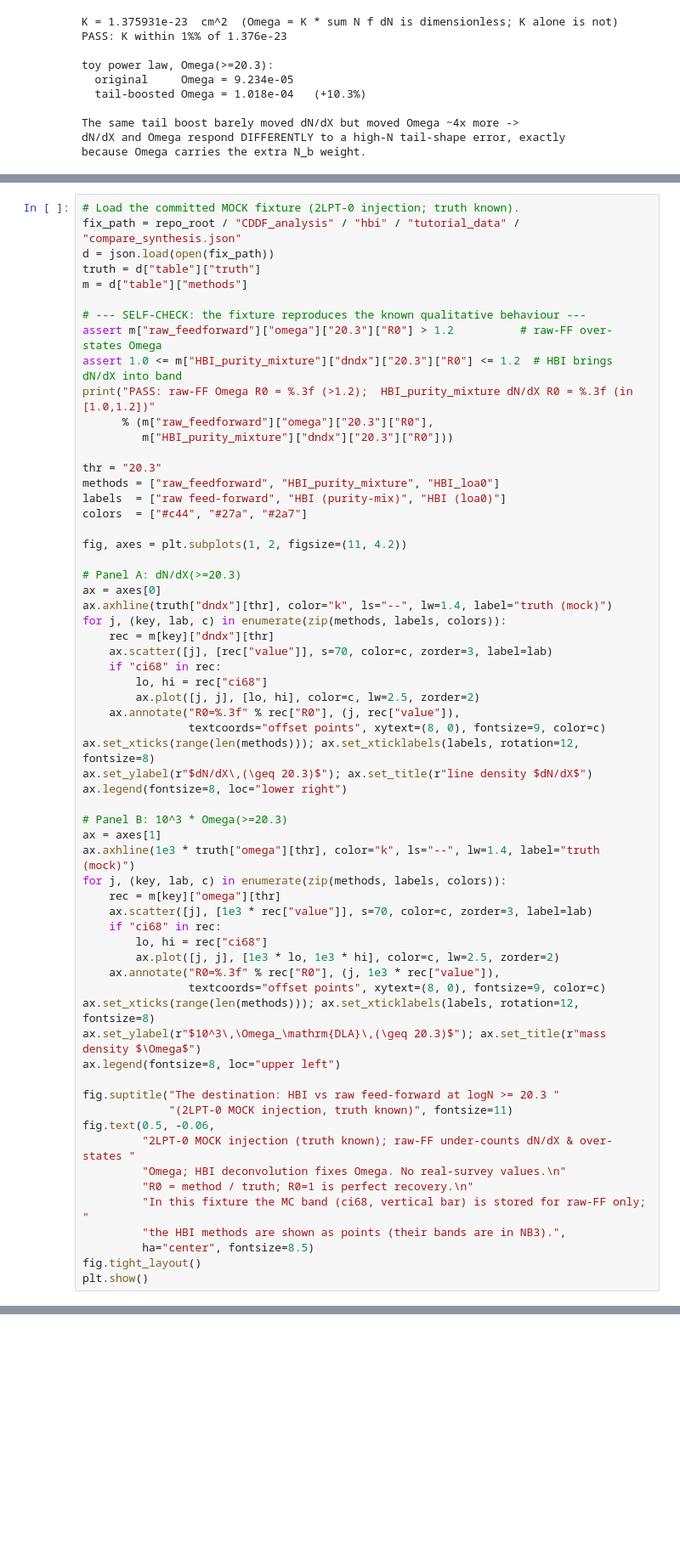
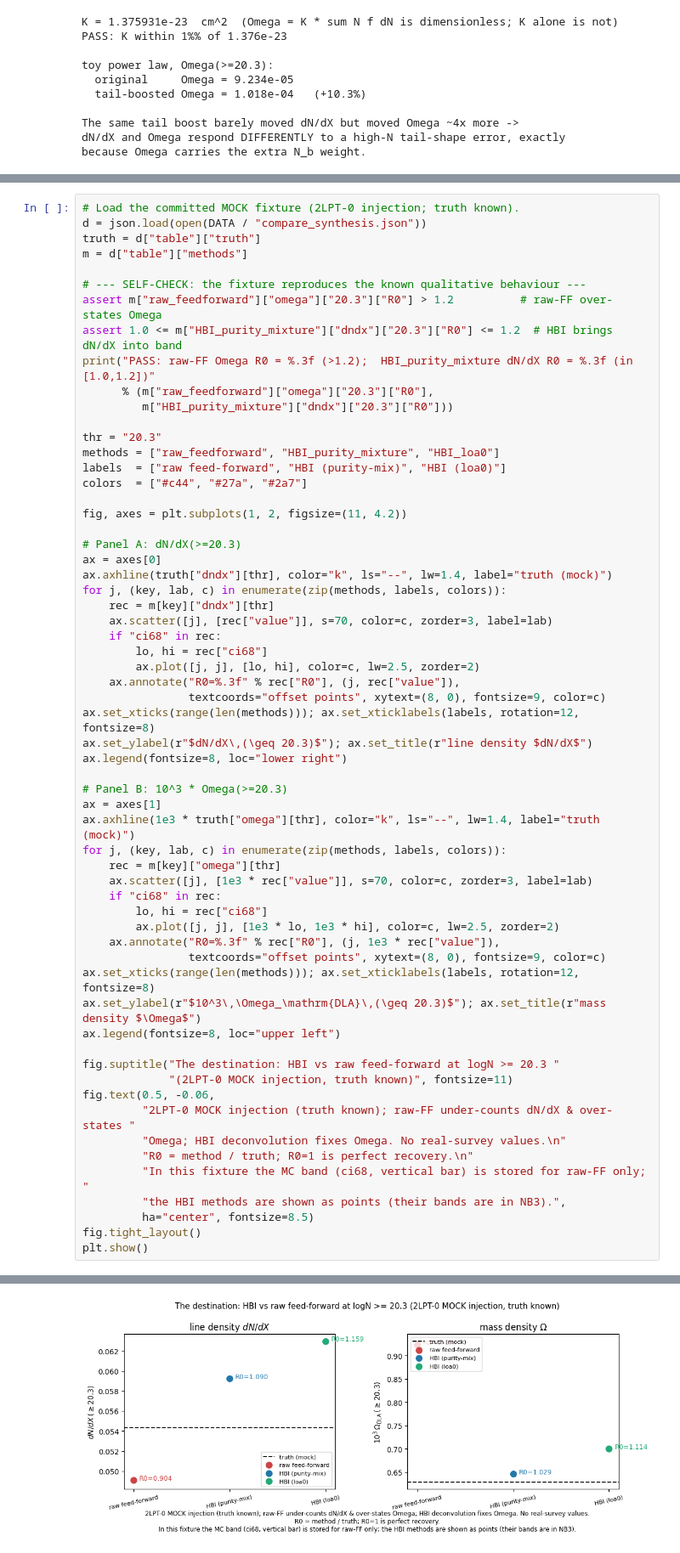
Before and after one commit to jibanCat/desi_gpy_dla_detection, a Jupyter notebook: notebooks/HBI_00_motivation_and_estimand.ipynb, the cells around one changed output, grey strips where cells are left out. Shown at 85% size. Drawn from its saved outputs; the diff is of its cells as text; blank space fills up the shorter version.

```diff
--- a/notebooks/HBI_00_motivation_and_estimand.ipynb
+++ b/notebooks/HBI_00_motivation_and_estimand.ipynb
@@ -277,7 +395,6 @@ because Omega carries the extra N_b weight.
 # %%
 # Load the committed MOCK fixture (2LPT-0 injection; truth known).
-fix_path = repo_root / "CDDF_analysis" / "hbi" / "tutorial_data" / "compare_synthesis.json"
-d = json.load(open(fix_path))
+d = json.load(open(DATA / "compare_synthesis.json"))
 truth = d["table"]["truth"]
 m = d["table"]["methods"]
 
@@ -311,33 +428,34 @@ ax.set_ylabel(r"$dN/dX\,(\geq 20.3)$"); ax.set_title(r"line density $dN/dX$")
 ax.legend(fontsize=8, loc="lower right")
 
 # Panel B: 10^3 * Omega(>=20.3)
 ax = axes[1]
 ax.axhline(1e3 * truth["omega"][thr], color="k", ls="--", lw=1.4, label="truth (mock)")
 for j, (key, lab, c) in enumerate(zip(methods, labels, colors)):
     rec = m[key]["omega"][thr]
     ax.scatter([j], [1e3 * rec["value"]], s=70, color=c, zorder=3, label=lab)
     if "ci68" in rec:
         lo, hi = rec["ci68"]
         ax.plot([j, j], [1e3 * lo, 1e3 * hi], color=c, lw=2.5, zorder=2)
     ax.annotate("R0=%.3f" % rec["R0"], (j, 1e3 * rec["value"]),
                 textcoords="offset points", xytext=(8, 0), fontsize=9, color=c)
 ax.set_xticks(range(len(methods))); ax.set_xticklabels(labels, rotation=12, fontsize=8)
 ax.set_ylabel(r"$10^3\,\Omega_\mathrm{DLA}\,(\geq 20.3)$"); ax.set_title(r"mass density $\Omega$")
 ax.legend(fontsize=8, loc="upper left")
 
 fig.suptitle("The destination: HBI vs raw feed-forward at logN >= 20.3 "
              "(2LPT-0 MOCK injection, truth known)", fontsize=11)
 fig.text(0.5, -0.06,
          "2LPT-0 MOCK injection (truth known); raw-FF under-counts dN/dX & over-states "
          "Omega; HBI deconvolution fixes Omega. No real-survey values.\n"
          "R0 = method / truth; R0=1 is perfect recovery.\n"
          "In this fixture the MC band (ci68, vertical bar) is stored for raw-FF only; "
          "the HBI methods are shown as points (their bands are in NB3).",
          ha="center", fontsize=8.5)
 fig.tight_layout()
 plt.show()
 # %% [output]
 PASS: raw-FF Omega R0 = 1.468 (>1.2);  HBI_purity_mixture dN/dX R0 = 1.090 (in [1.0,1.2])
+[figure, added]
 # %% [markdown]
 ## What the next notebooks do
 
```
Also changed, not shown: parts of 8 cells of this notebook, 13 other files.
